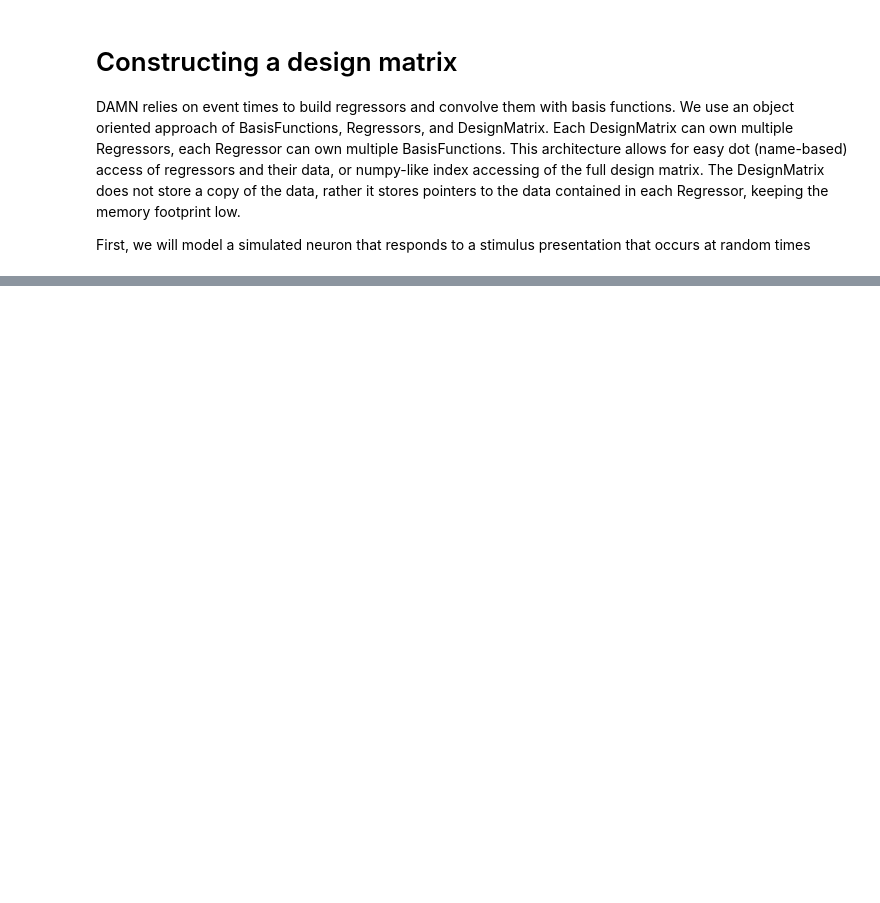
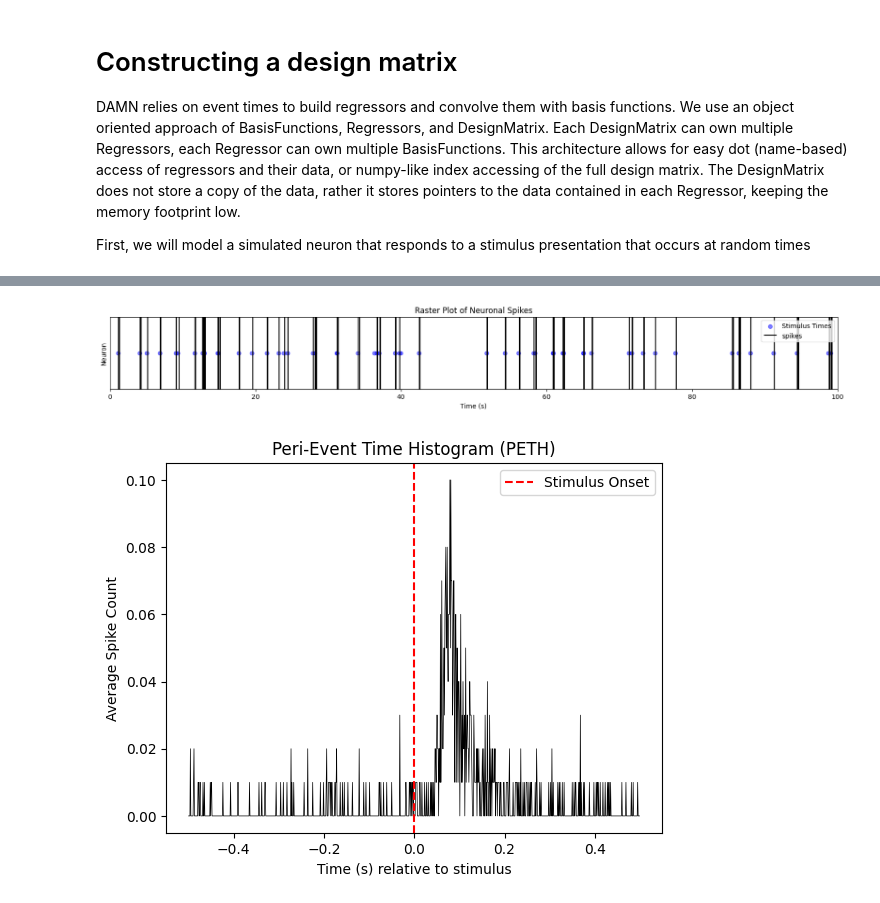
Before and after one commit to mdmelin/DAMN, a Jupyter notebook: examples/1_build_design_matrix.ipynb, the cells around one changed output, grey strips where cells are left out. Saved outputs shown, nothing was run; the diff lists cells and outputs as text; code cells hidden in the pictures; blank space fills up the shorter version.

```diff
--- a/examples/1_build_design_matrix.ipynb
+++ b/examples/1_build_design_matrix.ipynb
@@ -54,33 +58,37 @@ spike_times = generate_spike_times(stim_times, stim_contrasts)
 plt.figure(figsize=(20,2))
 plt.scatter(stim_times, np.ones_like(stim_times), color='blue', label='Stimulus Times', alpha=0.5)
 plt.eventplot(spike_times, lineoffsets=1, colors='black', label='spikes')
 plt.xlabel('Time (s)')
 plt.ylabel('Neuron')
 plt.title('Raster Plot of Neuronal Spikes')
 plt.ylim(1-.3, 1+.3)
+plt.xlim(0, 100)
 plt.legend()
 plt.yticks([])
 plt.show()
 
 # plot the peth
 window=(-0.5, 0.5)
 bins = np.arange(window[0], window[1] + BINWIDTH_S, BINWIDTH_S)
 peth = np.zeros(len(bins) - 1)
 
 for stim_time in stim_times:
     aligned_spikes = spike_times - stim_time
     counts, _ = np.histogram(aligned_spikes, bins=bins)
     peth += counts
 
 peth /= len(stim_times) # Normalize by number of stimuli
 #plt.bar(bins[:-1], peth, width=BINWIDTH_S, color='gray', edgecolor='black')
 plt.plot(bins[:-1], peth, color='k', alpha=1, linewidth=.5)
 plt.xlabel('Time (s) relative to stimulus')
 plt.ylabel('Average Spike Count')
 plt.title('Peri-Event Time Histogram (PETH)')
 plt.axvline(0, color='red', linestyle='--', label='Stimulus Onset')
 plt.legend()
 plt.show()
+# %% [output]
+[figure, added]
+[figure, added]
 # %%
 from damn.objects.design_matrix_objects import DesignMatrix # top level object handles all regressors
 from damn.objects.regressor_objects import EventRegressor, ContinuousRegressor
```
Also changed, not shown: parts of 9 cells of this notebook, 1 other file.
